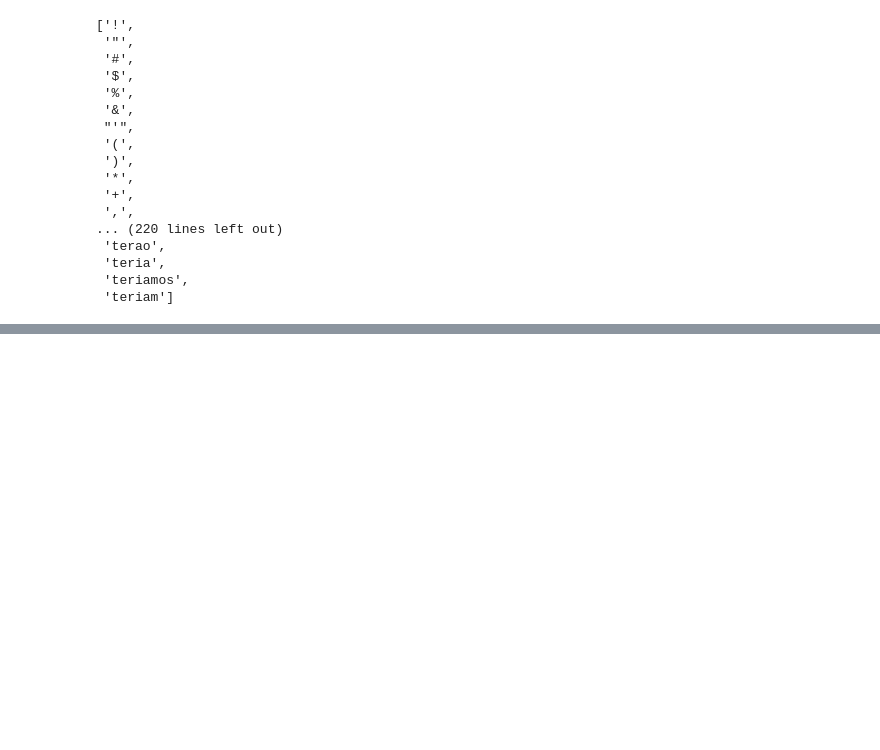
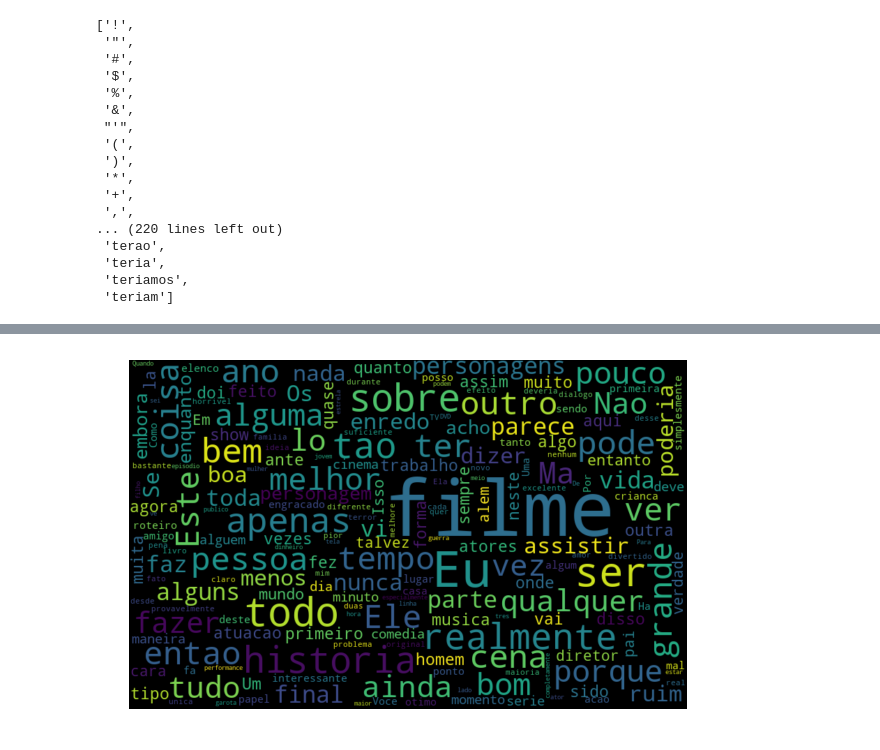
Before and after one commit to lsandrade/alura-ml, a Jupyter notebook: NLP.ipynb, the cells around one changed output, grey strips where cells are left out. Saved outputs shown, nothing was run; the diff lists cells and outputs as text; code cells hidden in the pictures; blank space fills up the shorter version.

```diff
--- a/NLP.ipynb
+++ b/NLP.ipynb
@@ -433,0 +471,5 @@ stopwords_sem_acento
+# %%
+#nuvam palavras positivas
+nuvem_palavras(resenhas, "pos", "tratamento_3")
+# %% [output]
+[figure, added]
```
Also changed, not shown: parts of 6 cells of this notebook.
